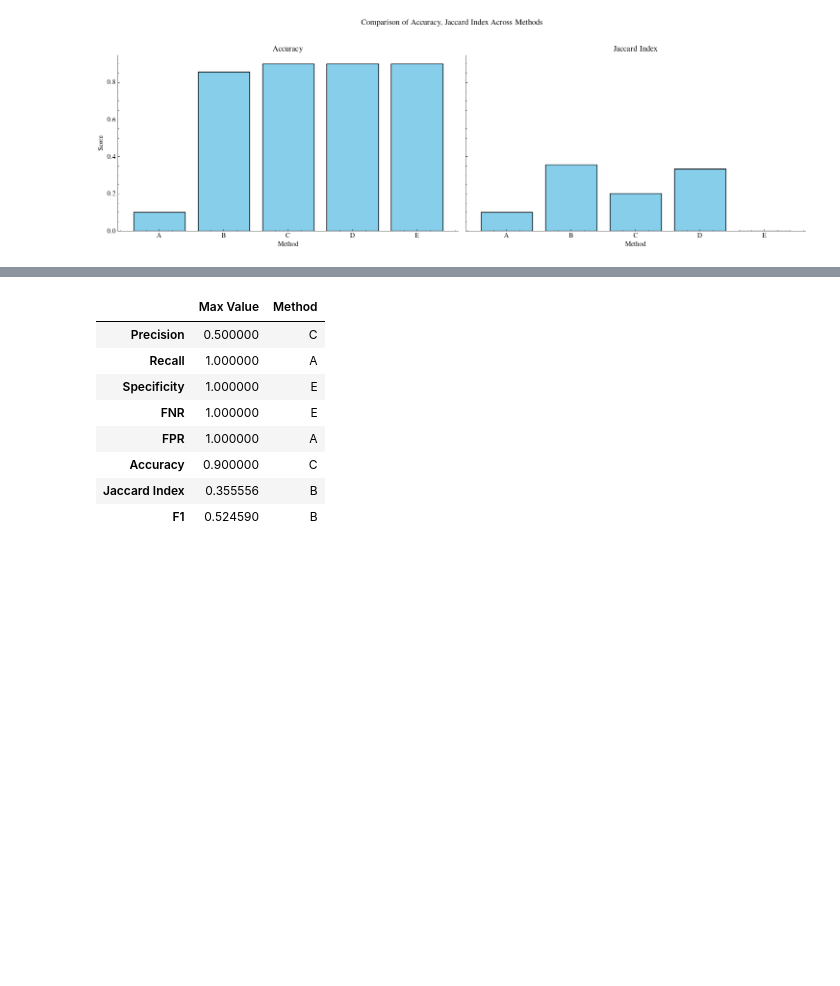
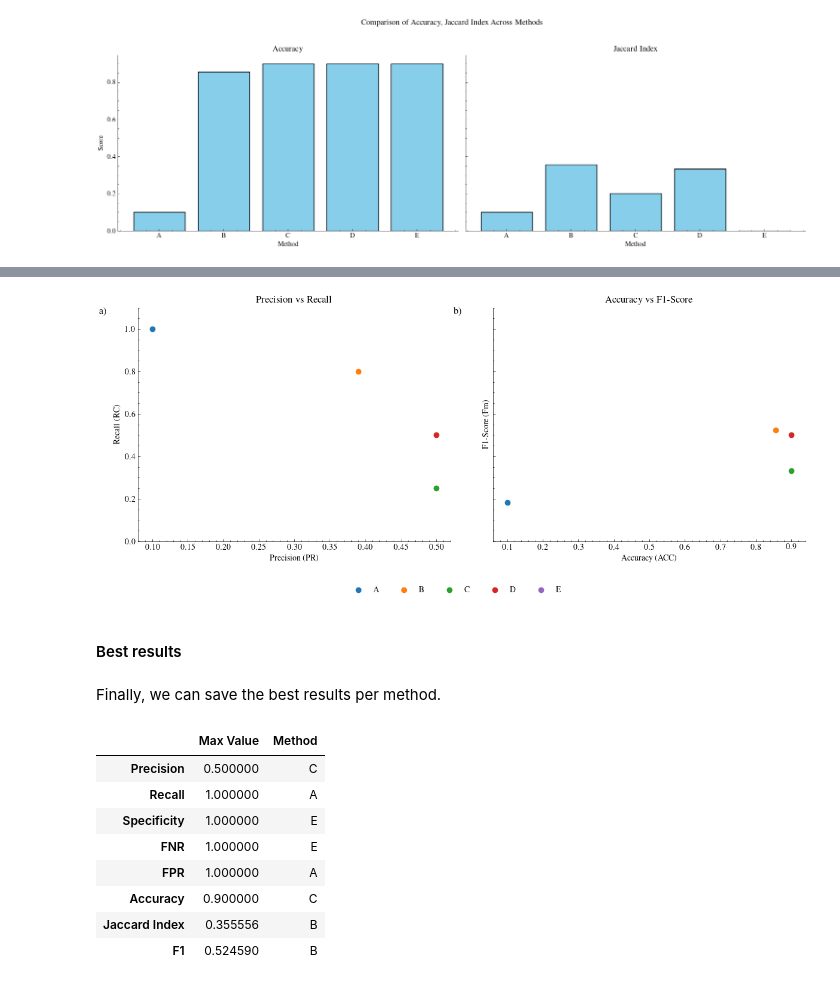
Before and after one commit to MarioPasc/complearn_projects, a Jupyter notebook: Classification/TaskA/code/taskA_classification.ipynb, the cells around one changed output, grey strips where cells are left out. Drawn from its saved outputs; the diff is of its cells as text; code cells hidden in the pictures; blank space fills up the shorter version.

```diff
--- a/Classification/TaskA/code/taskA_classification.ipynb
+++ b/Classification/TaskA/code/taskA_classification.ipynb
@@ -860,3 +892,44 @@ plot_metric_bar_groups(metrics_df=performance)
+# %%
+# Add identifiers "a)" and "b)" to the subplots
+fig, axs = plt.subplots(1, 2, figsize=(12, 5), sharey=True)
+
+# Set the y-axis scale from 0.0 to 1.0 for both plots
+y_min, y_max = 0.0, 1.1
+
+# PR vs RC
+axs[0].set_title("Precision vs Recall")
+axs[0].set_ylim(y_min, y_max)
+for i, method in enumerate(results_df["Method"]):
+    axs[0].scatter(pr[i], rc[i], color=color_map(i), label=method)
+axs[0].set_xlabel("Precision (PR)")
+axs[0].set_ylabel("Recall (RC)")
+axs[0].text(-0.1, 1, "a)", transform=axs[0].transAxes, fontsize=12, fontweight='bold', va='top', ha='right')
+
+# ACC vs Fm
+axs[1].set_title("Accuracy vs F1-Score")
+axs[1].set_ylim(y_min, y_max)
+for i, method in enumerate(results_df["Method"]):
+    axs[1].scatter(acc[i], fm[i], color=color_map(i))
+axs[1].set_xlabel("Accuracy (ACC)")
+axs[1].set_ylabel("F1-Score (Fm)")
+axs[1].text(-0.1, 1, "b)", transform=axs[1].transAxes, fontsize=12, fontweight='bold', va='top', ha='right')
+
+for i in [0,1]:
+    axs[i].spines[['right', 'top']].set_visible(False)
+    axs[i].get_xaxis().tick_bottom()
+    axs[i].get_yaxis().tick_left()
+
+# Common Legend for Both Plots
+fig.legend(loc='lower center', ncol=5, bbox_to_anchor=(0.5, -0.05))
+fig.tight_layout(rect=[0, 0.05, 1, 1])
+plt.savefig("../results/prec_vs_recall_acc_vs_f1.png")
+plt.show()
+# %% [output]
+[figure, added]
+# %% [markdown]
+#### Best results
+# %% [markdown]
+Finally, we can save the best results per method.
 # %%
 # Find the maximum value per row and the corresponding method
 max_values = performance_per_row.max(axis=1)
```
Also changed, not shown: parts of 13 cells of this notebook, 12 other files.
